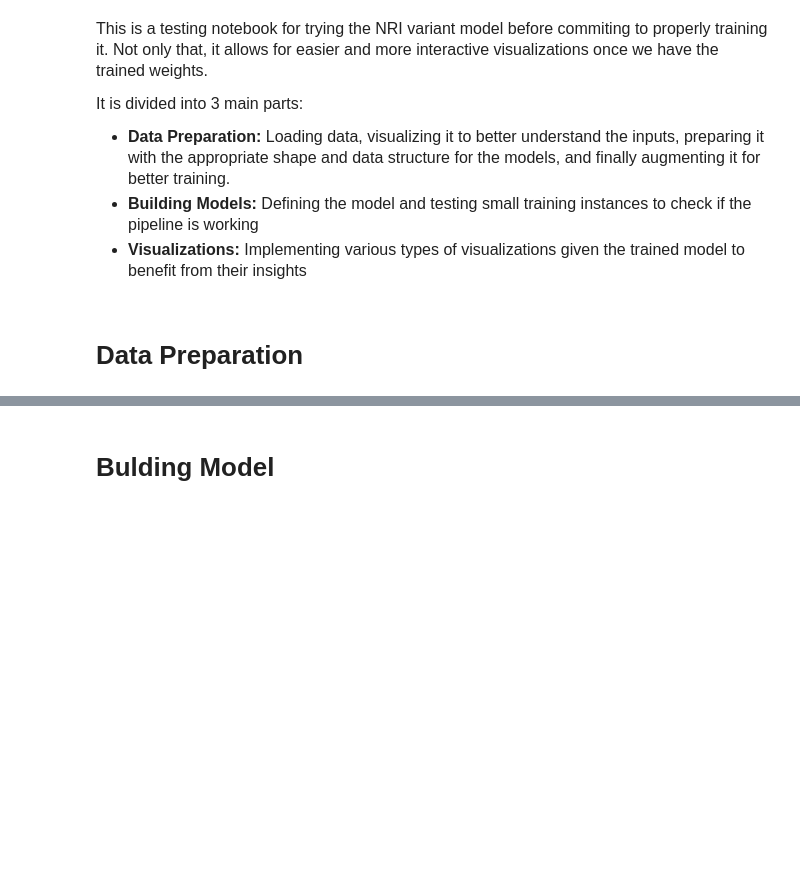
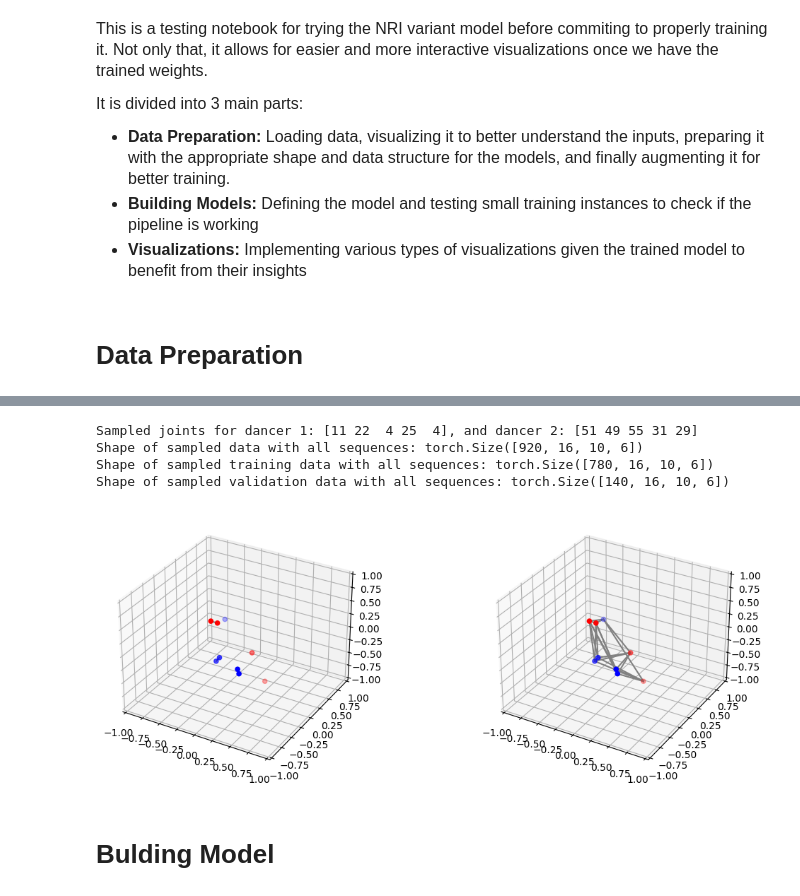
Before and after one commit to Luizerko/ai_choreo, a Jupyter notebook: models/NRI_variant_test.ipynb, the cells around one changed output, grey strips where cells are left out. Cells and saved outputs as stored; diff of their text form; code cells hidden in the pictures; blank space fills up the shorter version.

```diff
--- a/models/NRI_variant_test.ipynb
+++ b/models/NRI_variant_test.ipynb
@@ -340,3 +362,69 @@ print('Length of each choreography in validation dataset: {}\n'.format(val_split
+# %%
+# Sampling dancers joints to simplify problem
+n_joints_sampled = 5
+sampled_joints_1 = np.random.choice(n_joints, n_joints_sampled)
+sampled_joints_2 = np.random.choice(n_joints, n_joints_sampled) + 29
+sampled_joints = np.concatenate([sampled_joints_1, sampled_joints_2])
+print("Sampled joints for dancer 1: {}, and dancer 2: {}".format(sampled_joints_1, sampled_joints_2))
+
+sampled_batches = batches[:, :, sampled_joints, :]
+sampled_train_batches = train_batches[:, :, sampled_joints, :]
+sampled_val_batches = val_batches[:, :, sampled_joints, :]
+
+print('Shape of sampled data with all sequences: {}'.format(sampled_batches.shape))
+print('Shape of sampled training data with all sequences: {}'.format(sampled_train_batches.shape))
+print('Shape of sampled validation data with all sequences: {}'.format(sampled_val_batches.shape))
+
+# Plotting sampled dancers
+fig = plt.figure(figsize=(12, 4))
+ax1 = fig.add_subplot(121, projection="3d")
+ax1.set_xlim([-1, 1])
+ax1.set_ylim([-1, 1])
+ax1.set_zlim([-1, 1])
+
+rand_frame = 0
+ax1.scatter(joint_poses[0][rand_frame, sampled_joints_1, 2], joint_poses[0][rand_frame, sampled_joints_1, 0], \
+            -joint_poses[0][rand_frame, sampled_joints_1, 1], color='red')
+ax1.scatter(joint_poses[0][rand_frame, sampled_joints_2, 2], joint_poses[0][rand_frame, sampled_joints_2, 0], \
+            -joint_poses[0][rand_frame, sampled_joints_2, 1], color='blue')
+
+for (start, end) in skeletons:
+    if (start not in sampled_joints) or (end not in sampled_joints):
+        continue
+
+    xs = [joint_poses[0][rand_frame, start, 2], joint_poses[0][rand_frame, end, 2]]
+    ys = [joint_poses[0][rand_frame, start, 0], joint_poses[0][rand_frame, end, 0]]
+    zs = [-joint_poses[0][rand_frame, start, 1], -joint_poses[0][rand_frame, end, 1]]
+    ax1.plot(xs, ys, zs, color='grey')
+
+# Plotting sampled dancers with fully connected joints
+ax2 = fig.add_subplot(122, projection="3d")
+ax2.set_xlim([-1, 1])
+ax2.set_ylim([-1, 1])
+ax2.set_zlim([-1, 1])
+
+ax2.scatter(joint_poses[0][rand_frame, sampled_joints_1, 2], joint_poses[0][rand_frame, sampled_joints_1, 0], \
+            -joint_poses[0][rand_frame, sampled_joints_1, 1], color='red')
+ax2.scatter(joint_poses[0][rand_frame, sampled_joints_2, 2], joint_poses[0][rand_frame, sampled_joints_2, 0], \
+            -joint_poses[0][rand_frame, sampled_joints_2, 1], color='blue')
+
+for (start, end) in edge_index_t[:int(len(edge_index_t)/2)]:
+    if (start not in sampled_joints) or (end not in sampled_joints):
+        continue
+
+    xs = [joint_poses[0][rand_frame, start, 2], joint_poses[0][rand_frame, end, 2]]
+    ys = [joint_poses[0][rand_frame, start, 0], joint_poses[0][rand_frame, end, 0]]
+    zs = [-joint_poses[0][rand_frame, start, 1], -joint_poses[0][rand_frame, end, 1]]
+    ax2.plot(xs, ys, zs, color='grey')
+
+plt.tight_layout()
+plt.show()
+# %% [output]
+Sampled joints for dancer 1: [11 22  4 25  4], and dancer 2: [51 49 55 31 29]
+Shape of sampled data with all sequences: torch.Size([920, 16, 10, 6])
+Shape of sampled training data with all sequences: torch.Size([780, 16, 10, 6])
+Shape of sampled validation data with all sequences: torch.Size([140, 16, 10, 6])
+[figure, added]
 # %% [markdown]
 # Bulding Model
 # %% [markdown]
```
Also changed, not shown: parts of 5 cells of this notebook, 1 other file.
